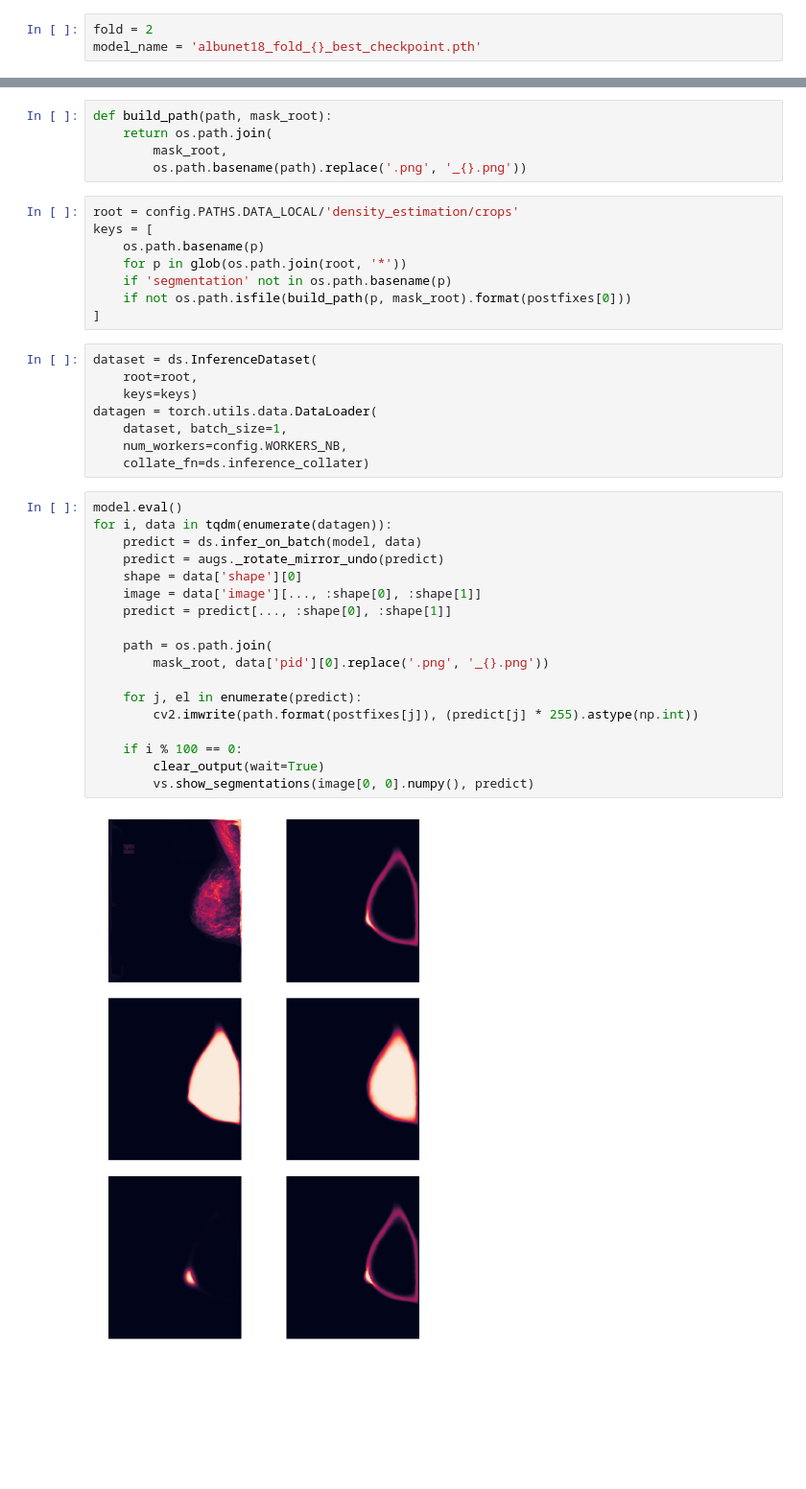
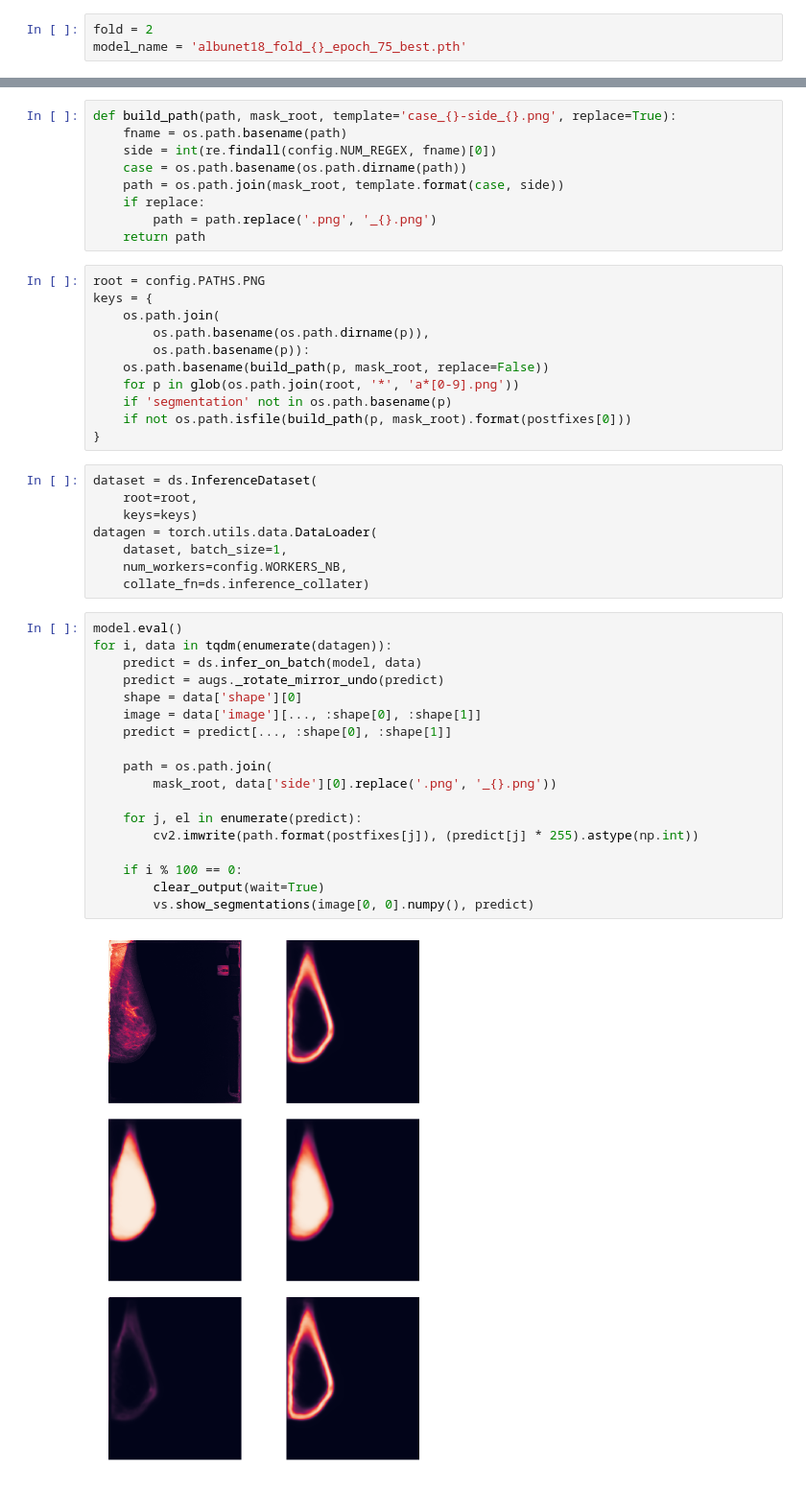
Before and after one commit to SmartFreedom/MammographyRoI, a Jupyter notebook: IPython/Inference.ipynb, the cells around one changed output, grey strips where cells are left out. Shown at 96% size. Drawn from its saved outputs; the diff is of its cells as text; blank space fills up the shorter version.

```diff
--- a/IPython/Inference.ipynb
+++ b/IPython/Inference.ipynb
@@ -76,7 +77,7 @@ annotations.head()
 # Inference
 # %%
 fold = 2
-model_name = 'albunet18_fold_{}_best_checkpoint.pth'
+model_name = 'albunet18_fold_{}_epoch_75_best.pth'
 # %%
 checkpoint_path = str(
     config.PATHS.EXPERIMENT_DATA
@@ -100,19 +101,26 @@ postfixes = [
     'whole',
     'nipple'
 ]
-# %%
-def build_path(path, mask_root):
-    return os.path.join(
-        mask_root,
-        os.path.basename(path).replace('.png', '_{}.png'))
+# %%
+def build_path(path, mask_root, template='case_{}-side_{}.png', replace=True):
+    fname = os.path.basename(path)
+    side = int(re.findall(config.NUM_REGEX, fname)[0])
+    case = os.path.basename(os.path.dirname(path))
+    path = os.path.join(mask_root, template.format(case, side))
+    if replace:
+        path = path.replace('.png', '_{}.png')
+    return path
 # %%
-root = config.PATHS.DATA_LOCAL/'density_estimation/crops'
-keys = [
-    os.path.basename(p)
-    for p in glob(os.path.join(root, '*'))
+root = config.PATHS.PNG
+keys = {
+    os.path.join(
+        os.path.basename(os.path.dirname(p)),
+        os.path.basename(p)):
+    os.path.basename(build_path(p, mask_root, replace=False))
+    for p in glob(os.path.join(root, '*', 'a*[0-9].png'))
     if 'segmentation' not in os.path.basename(p)
     if not os.path.isfile(build_path(p, mask_root).format(postfixes[0]))
-]
+}
 # %%
 dataset = ds.InferenceDataset(
     root=root,
@@ -124,21 +132,21 @@ datagen = torch.utils.data.DataLoader(
 # %%
 model.eval()
 for i, data in tqdm(enumerate(datagen)):
     predict = ds.infer_on_batch(model, data)
     predict = augs._rotate_mirror_undo(predict)
     shape = data['shape'][0]
     image = data['image'][..., :shape[0], :shape[1]]
     predict = predict[..., :shape[0], :shape[1]]
 
     path = os.path.join(
-        mask_root, data['pid'][0].replace('.png', '_{}.png'))
+        mask_root, data['side'][0].replace('.png', '_{}.png'))
 
     for j, el in enumerate(predict):
         cv2.imwrite(path.format(postfixes[j]), (predict[j] * 255).astype(np.int))
 
     if i % 100 == 0:
         clear_output(wait=True)
         vs.show_segmentations(image[0, 0].numpy(), predict)
 # %% [output]
-[figure, old version]
+[figure, new version]
 # %%
```
Also changed, not shown: parts of 12 cells of this notebook, 1 other file.
